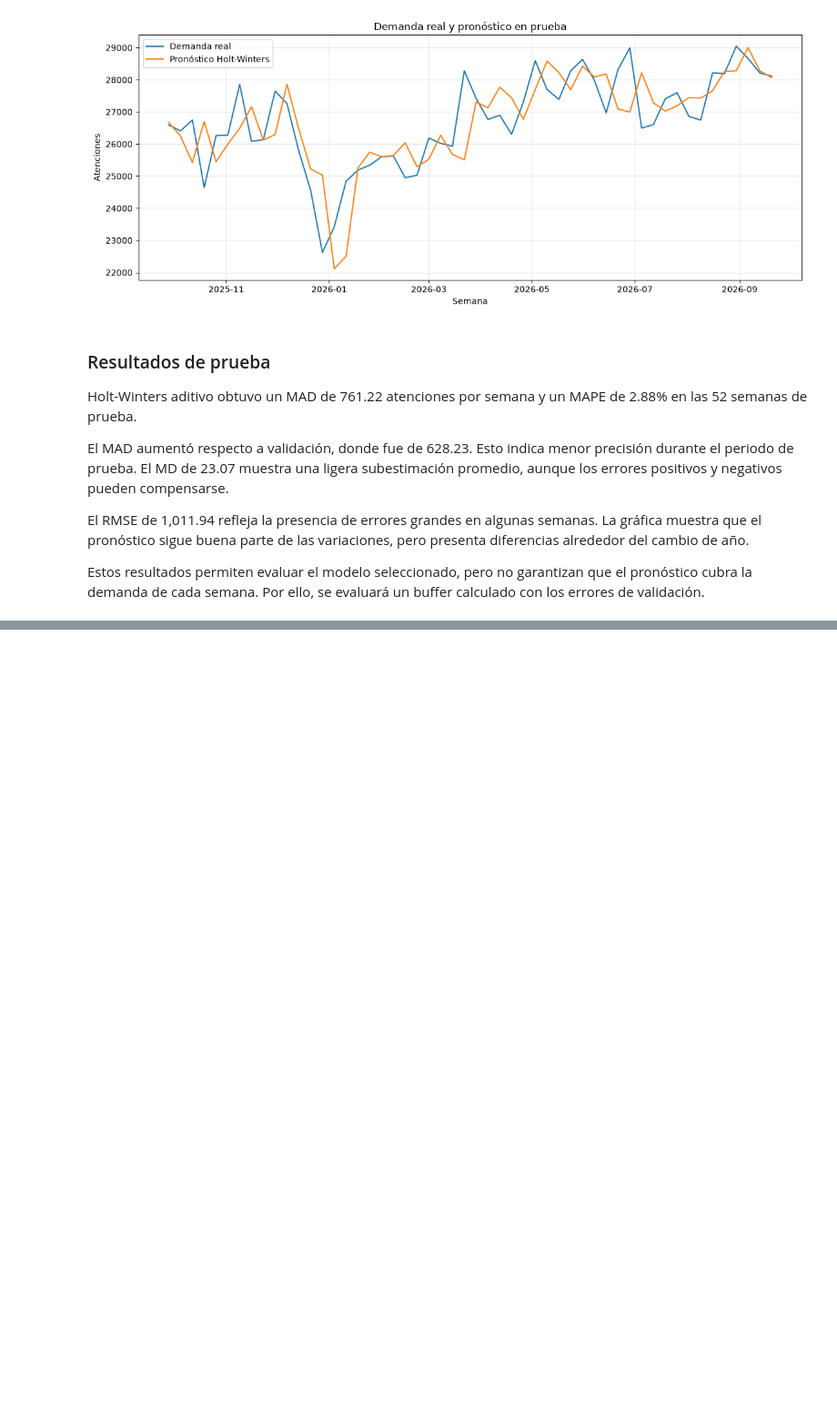
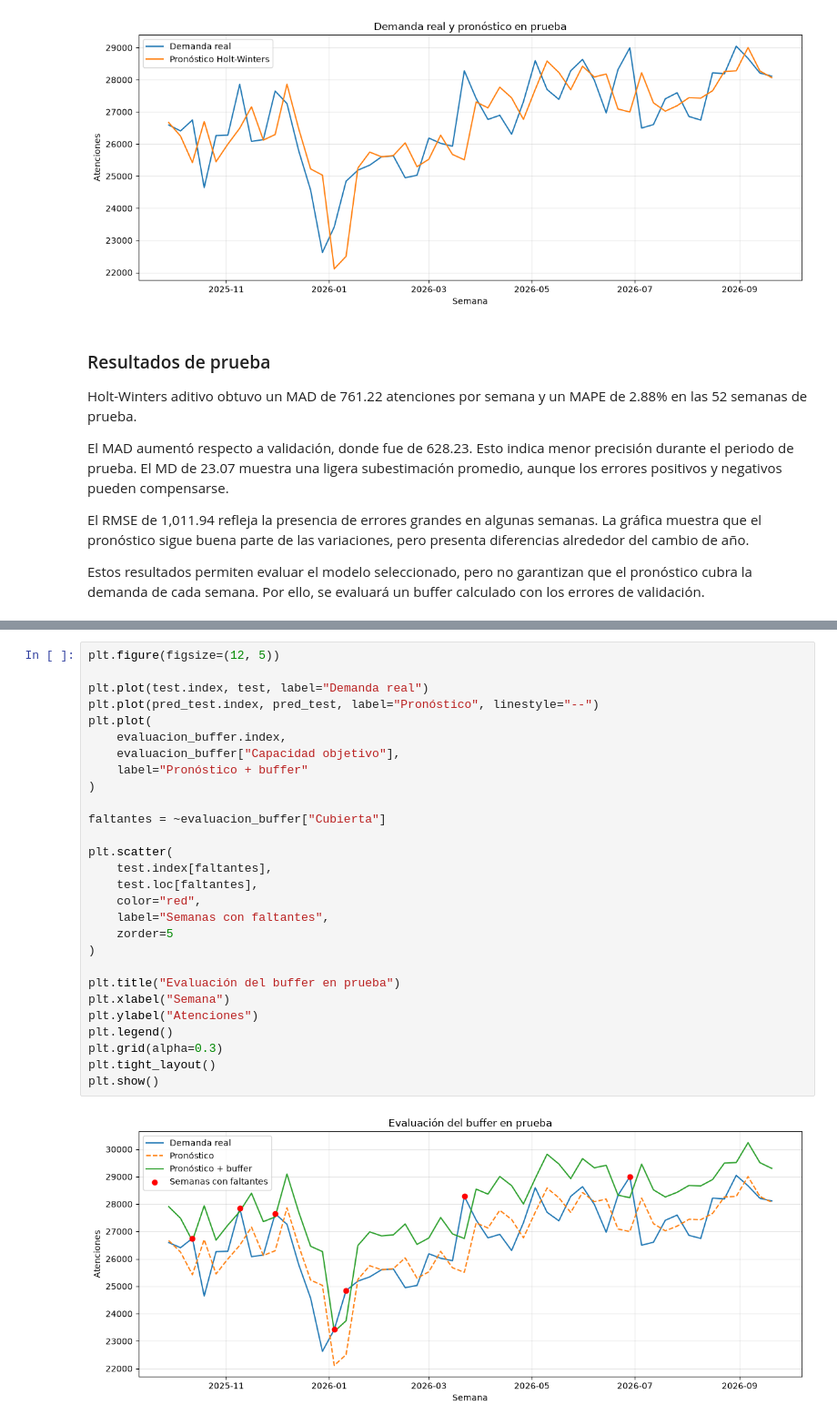
Before and after one commit to fernandatrevi/pronostico-demanda-urgencias, a Jupyter notebook: pronostico_urgencias.ipynb, the cells around one changed output, grey strips where cells are left out. Shown at 91% size. Drawn from its saved outputs; the diff is of its cells as text; blank space fills up the shorter version.

Commit message:
Evaluar buffer de capacidad y documentar cobertura y faltantes

```diff
--- a/pronostico_urgencias.ipynb
+++ b/pronostico_urgencias.ipynb
@@ -673,0 +769,30 @@ Estos resultados permiten evaluar el modelo seleccionado, pero no garantizan que
+# %%
+plt.figure(figsize=(12, 5))
+
+plt.plot(test.index, test, label="Demanda real")
+plt.plot(pred_test.index, pred_test, label="Pronóstico", linestyle="--")
+plt.plot(
+    evaluacion_buffer.index,
+    evaluacion_buffer["Capacidad objetivo"],
+    label="Pronóstico + buffer"
+)
+
+faltantes = ~evaluacion_buffer["Cubierta"]
+
+plt.scatter(
+    test.index[faltantes],
+    test.loc[faltantes],
+    color="red",
+    label="Semanas con faltantes",
+    zorder=5
+)
+
+plt.title("Evaluación del buffer en prueba")
+plt.xlabel("Semana")
+plt.ylabel("Atenciones")
+plt.legend()
+plt.grid(alpha=0.3)
+plt.tight_layout()
+plt.show()
+# %% [output]
+[figure, added]
```
Also changed, not shown: parts of 3 cells of this notebook.
